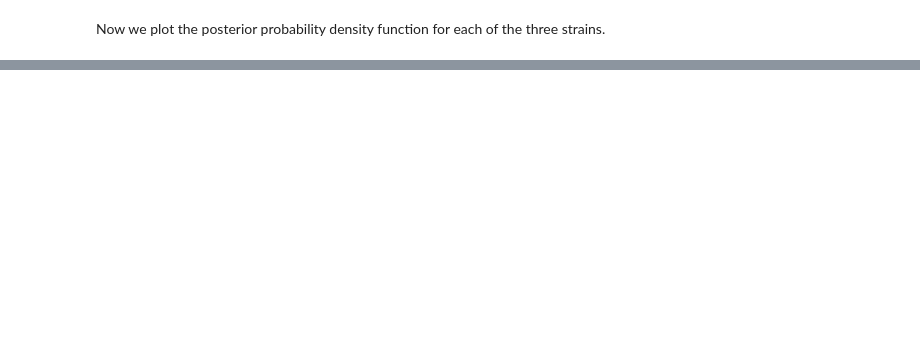
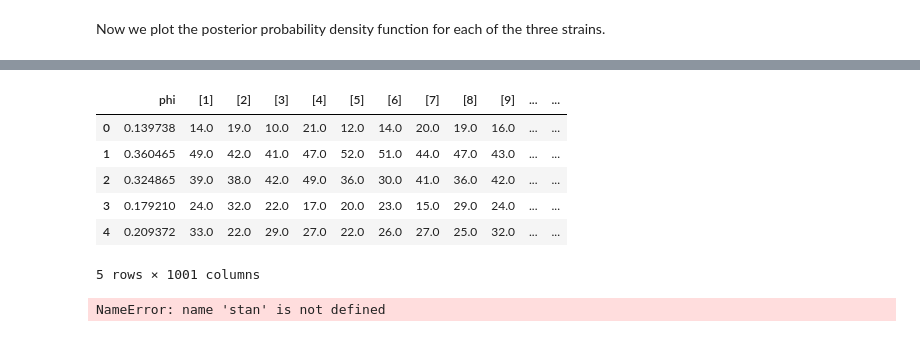
Before and after one commit to heathjohn62/bebi103, a Jupyter notebook: sandbox/maria_hw6_sandbox.ipynb, the cells around one changed output, grey strips where cells are left out. Drawn from its saved outputs; the diff is of its cells as text; code cells hidden in the pictures; blank space fills up the shorter version.

Commit message:
Add ECDF for 6.1

```diff
--- a/sandbox/maria_hw6_sandbox.ipynb
+++ b/sandbox/maria_hw6_sandbox.ipynb
@@ -55,9 +55,9 @@ Now we plot the posterior probability density function for each of the three str
 n_ppc_samples = 1000
 
 # Draw parameters out of the prior
-theta = np.random.beta(1, 0.75, size=n_ppc_samples)
-N = np.array(range(1000))
+theta = np.random.beta(3, 7, size=n_ppc_samples)
 
 # Draw data sets out of the likelihood for each set of prior params
-ell = np.array([the * n for the, n in zip(theta, N)])
+# ell = np.array([the * n for the, n in zip(theta, N)])
+bi = np.array([np.random.binomial(124, t, size=1000) for t in theta])
 # %%
@@ -71,3 +71,31 @@ for ell_vals in ell[9::10]:
 bokeh.io.show(p)
 # %% [output]
 [interactive output not drawn]
+# %%
+data = np.hstack((np.expand_dims(theta, 1), bi))
+columns = ['phi'] + [f'[{i+1}]' for i in range(len(bi[0]))]
+
+
+# Make data frame
+df_ppc = pd.DataFrame(data=data, columns=columns)
+
+df_ppc['warmup'] = 0
+df_ppc['chain'] = 0
+df_ppc['chain_idx'] = np.arange(1, n_ppc_samples+1)
+# %%
+df_ppc.head()
+# %% [output]
+|  | phi | [1] | [2] | [3] | [4] | [5] | [6] | [7] | [8] | [9] | ... | ... |
+| 0 | 0.139738 | 14.0 | 19.0 | 10.0 | 21.0 | 12.0 | 14.0 | 20.0 | 19.0 | 16.0 | ... | ... |
+| 1 | 0.360465 | 49.0 | 42.0 | 41.0 | 47.0 | 52.0 | 51.0 | 44.0 | 47.0 | 43.0 | ... | ... |
+| 2 | 0.324865 | 39.0 | 38.0 | 42.0 | 49.0 | 36.0 | 30.0 | 41.0 | 36.0 | 42.0 | ... | ... |
+| 3 | 0.179210 | 24.0 | 32.0 | 22.0 | 17.0 | 20.0 | 23.0 | 15.0 | 29.0 | 24.0 | ... | ... |
+| 4 | 0.209372 | 33.0 | 22.0 | 29.0 | 27.0 | 22.0 | 26.0 | 27.0 | 25.0 | 32.0 | ... | ... |
+5 rows × 1001 columns
+# %%
+bokeh.io.show(
+    bebi103.viz.predictive_ecdf(df_ppc,
+                                'n',
+                                x_axis_label='Number of reversals'))
+# %% [output]
+NameError: name 'stan' is not defined
```
Also changed, not shown: parts of 2 cells of this notebook.
